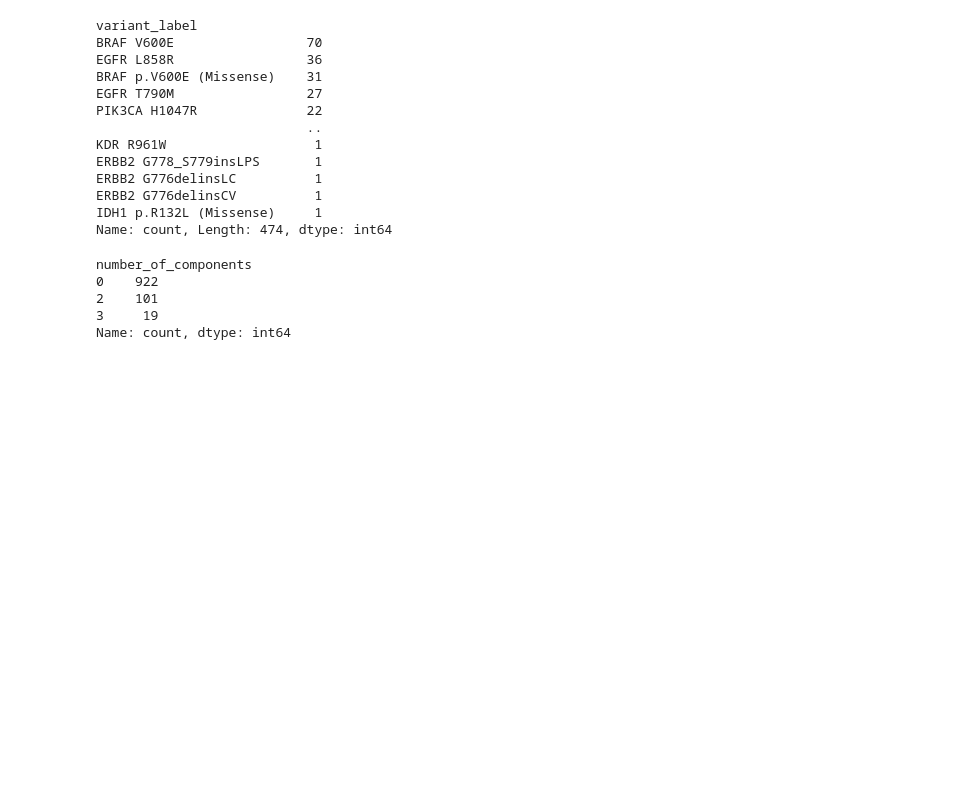
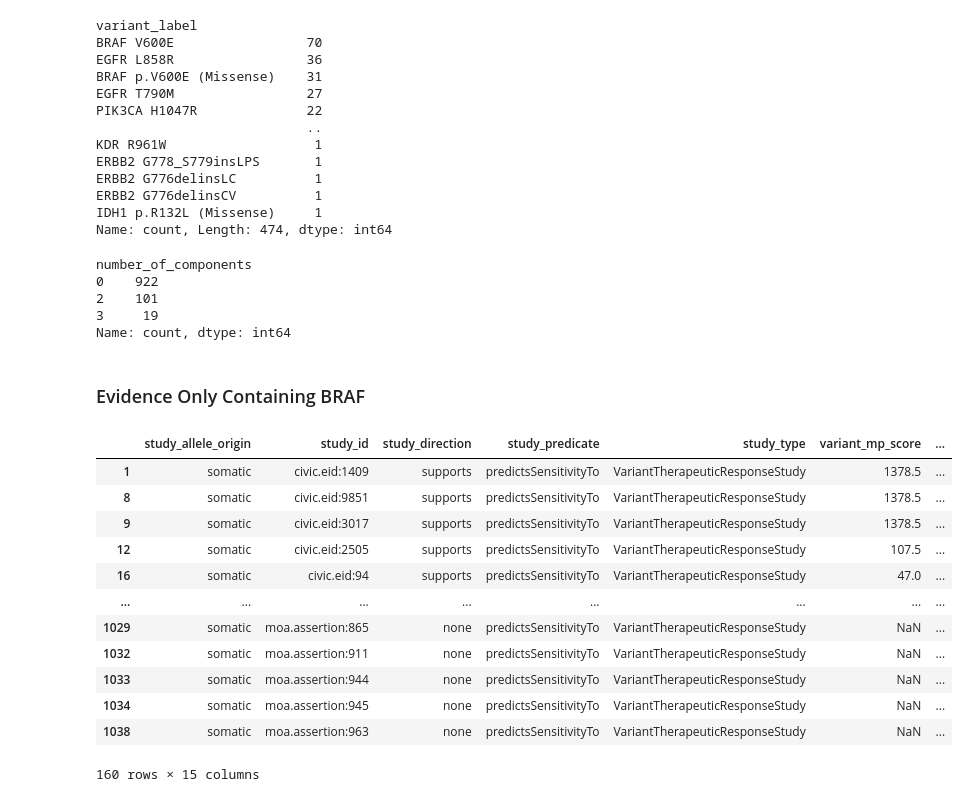
Before and after one commit to cancervariants/metakb, a Jupyter notebook: notebooks/therapeutics.ipynb, the cells around one changed output. Cells and saved outputs as stored; diff of their text form; code cells hidden in the pictures; blank space fills up the shorter version.

Commit message:
in progress, therapeutic distributions with and without braf included

```diff
--- a/notebooks/therapeutics.ipynb
+++ b/notebooks/therapeutics.ipynb
@@ -72,6 +72,7 @@ for record in result:
         'therapeutic_type': record['TherapeuticProperties']['type'],
         'therapeutic_civic_type': record['TherapeuticProperties'].get('civic_therapy_interaction_type', None),
         'therapeutic_id': record['TherapeuticProperties']['id'],
+        'therapeutic_label': record['TherapeuticProperties'].get('label',None),
         'number_of_components': record.get('NumberOfComponents', None),
         'combination_therapy_components': record.get('CombinationTherapyProperties', None)
     }
@@ -135,0 +163,20 @@ Name: count, dtype: int64
+# %% [markdown]
+### Evidence Only Containing BRAF
+# %%
+
+braf_df = df[df['variant_label'].str.contains('BRAF')]
+braf_df
+# %% [output]
+|  | study_allele_origin | study_id | study_direction | study_predicate | study_type | variant_mp_score | ... |
+| 1 | somatic | civic.eid:1409 | supports | predictsSensitivityTo | VariantTherapeuticResponseStudy | 1378.5 | ... |
+| 8 | somatic | civic.eid:9851 | supports | predictsSensitivityTo | VariantTherapeuticResponseStudy | 1378.5 | ... |
+| 9 | somatic | civic.eid:3017 | supports | predictsSensitivityTo | VariantTherapeuticResponseStudy | 1378.5 | ... |
+| 12 | somatic | civic.eid:2505 | supports | predictsSensitivityTo | VariantTherapeuticResponseStudy | 107.5 | ... |
+| 16 | somatic | civic.eid:94 | supports | predictsSensitivityTo | VariantTherapeuticResponseStudy | 47.0 | ... |
+| ... | ... | ... | ... | ... | ... | ... | ... |
+| 1029 | somatic | moa.assertion:865 | none | predictsSensitivityTo | VariantTherapeuticResponseStudy | NaN | ... |
+| 1032 | somatic | moa.assertion:911 | none | predictsSensitivityTo | VariantTherapeuticResponseStudy | NaN | ... |
+| 1033 | somatic | moa.assertion:944 | none | predictsSensitivityTo | VariantTherapeuticResponseStudy | NaN | ... |
+| 1034 | somatic | moa.assertion:945 | none | predictsSensitivityTo | VariantTherapeuticResponseStudy | NaN | ... |
+| 1038 | somatic | moa.assertion:963 | none | predictsSensitivityTo | VariantTherapeuticResponseStudy | NaN | ... |
+160 rows × 15 columns
```
Also changed, not shown: parts of 13 cells of this notebook.
